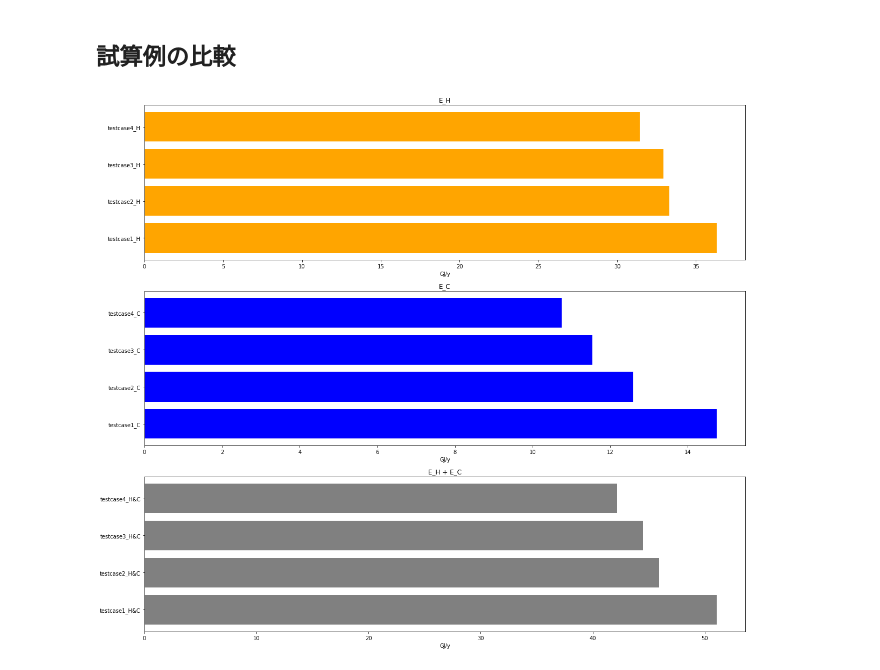
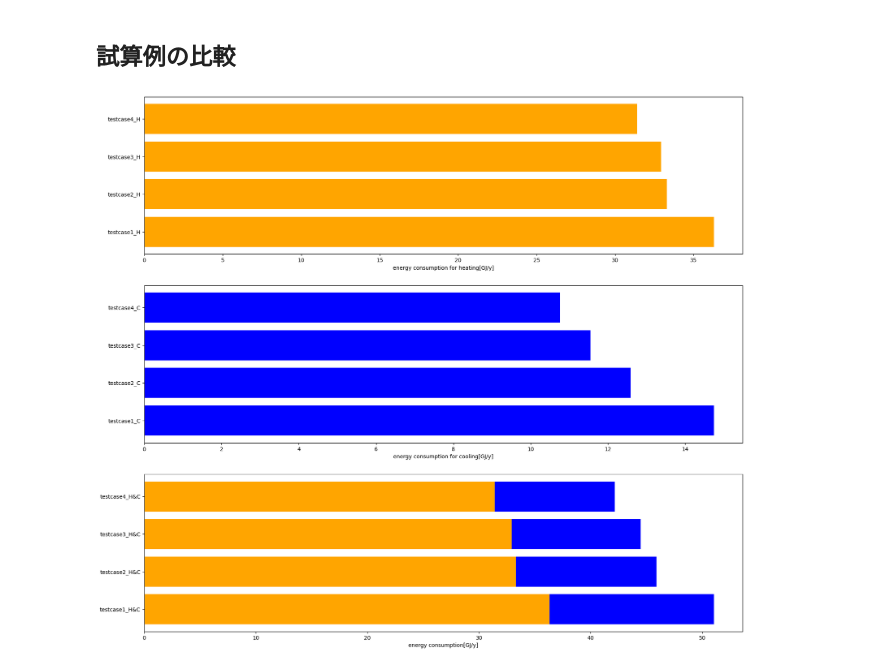
Before and after one commit to BRI-EES-House/pyhees_example, a Jupyter notebook: s04_02_central_heating_system_with_duct.ipynb, the cells around one changed output. Saved outputs shown, nothing was run; the diff lists cells and outputs as text; code cells hidden in the pictures.

```diff
--- a/s04_02_central_heating_system_with_duct.ipynb
+++ b/s04_02_central_heating_system_with_duct.ipynb
@@ -314,5 +318,5 @@ def get_each_graph(_E_H_d_t, _E_C_d_t):
 # %%
 house_base, house_ENV, H_A, C_A = get_default_central_heating()
 
-_E_H_d_t_1, _E_C_d_t_1 = calc_results(house_base, house_ENV, H_A, C_A)
+_E_H_d_t_010, _E_C_d_t_010 = calc_results(house_base, house_ENV, H_A, C_A)
 # %% [output]
@@ -340,5 +347,5 @@ C_A['VAV'] = True
 C_A['general_ventilation'] = False
 C_A['V_hs_dsgn_C'] = 1500
 
-_E_H_d_t_2, _E_C_d_t_2 = calc_results(house_base, house_ENV, H_A, C_A)
+_E_H_d_t_020, _E_C_d_t_020 = calc_results(house_base, house_ENV, H_A, C_A)
 # %% [output]
@@ -367,5 +377,5 @@ C_A['P_hs_rtd_C'] = 1800
 C_A['V_fan_rtd_C'] = 1500
 C_A['P_fan_rtd_C'] = 150
 
-_E_H_d_t_3, _E_C_d_t_3 = calc_results(house_base, house_ENV, H_A, C_A)
+_E_H_d_t_030, _E_C_d_t_030 = calc_results(house_base, house_ENV, H_A, C_A)
 # %% [output]
@@ -405,5 +418,5 @@ C_A['P_hs_mid_C'] = 600
 C_A['V_fan_mid_C'] = 700
 C_A['P_fan_mid_C'] = 70
 
-_E_H_d_t_4, _E_C_d_t_4 = calc_results(house_base, house_ENV, H_A, C_A)
+_E_H_d_t_040, _E_C_d_t_040 = calc_results(house_base, house_ENV, H_A, C_A)
 # %% [output]
@@ -418,40 +434,38 @@ get_each_graph(_E_H_d_t_4, _E_C_d_t_4)
 # %%
 import matplotlib.pyplot as plt
 
-dat_H = {"testcase1_H": np.sum(_E_H_d_t_1)/1000, "testcase2_H": np.sum(_E_H_d_t_2)/1000, "testcase3_H": np.sum(_E_H_d_t_3)/1000,
-         "testcase4_H": np.sum(_E_H_d_t_4)/1000}
+dat_H = {"testcase1_H": np.sum(_E_H_d_t_010)/1000, "testcase2_H": np.sum(_E_H_d_t_020)/1000, "testcase3_H": np.sum(_E_H_d_t_030)/1000,
+         "testcase4_H": np.sum(_E_H_d_t_040)/1000}
 
-dat_C = {"testcase1_C": np.sum(_E_C_d_t_1)/1000, "testcase2_C": np.sum(_E_C_d_t_2)/1000, "testcase3_C": np.sum(_E_C_d_t_3)/1000,
-         "testcase4_C": np.sum(_E_C_d_t_4)/1000}
+dat_C = {"testcase1_C": np.sum(_E_C_d_t_010)/1000, "testcase2_C": np.sum(_E_C_d_t_020)/1000, "testcase3_C": np.sum(_E_C_d_t_030)/1000,
+         "testcase4_C": np.sum(_E_C_d_t_040)/1000}
 
 
 x_H = list(dat_H.keys())
 y_H = list(dat_H.values())
 
 x_C = list(dat_C.keys())
 y_C = list(dat_C.values())
 
 x_HC = ["testcase1_H&C", "testcase2_H&C", "testcase3_H&C", "testcase4_H&C"]
-y_HC = list(np.array(y_H) + np.array(y_C))
 
 fig = plt.figure(figsize=(20,18))
 
 grh_H = fig.add_subplot(311)
 grh_H.barh(x_H,y_H, color = "orange")
-grh_H.set_xlabel("GJ/y")
-grh_H.set_title("E_H")
+grh_H.set_xlabel("energy consumption for heating[GJ/y]")
 
 grh_C = fig.add_subplot(312)
 grh_C.barh(x_C,y_C, color = "blue")
-grh_C.set_xlabel("GJ/y")
-grh_C.set_title("E_C")
+grh_C.set_xlabel("energy consumption for cooling[GJ/y]")
 
 grh_HC = fig.add_subplot(313)
-grh_HC.barh(x_HC,y_HC, color = "gray")
-grh_HC.set_xlabel("GJ/y")
-grh_HC.set_title("E_H + E_C")
+grh_HC.barh(x_HC,y_H, color = "orange")
+grh_HC.barh(x_HC,y_C, left=y_H, color = "blue")
+
+grh_HC.set_xlabel("energy consumption[GJ/y]")
 
 
 plt.show()
 # %% [output]
-[figure, old version]
+[figure, new version]
```
Also changed, not shown: parts of 13 cells of this notebook.
